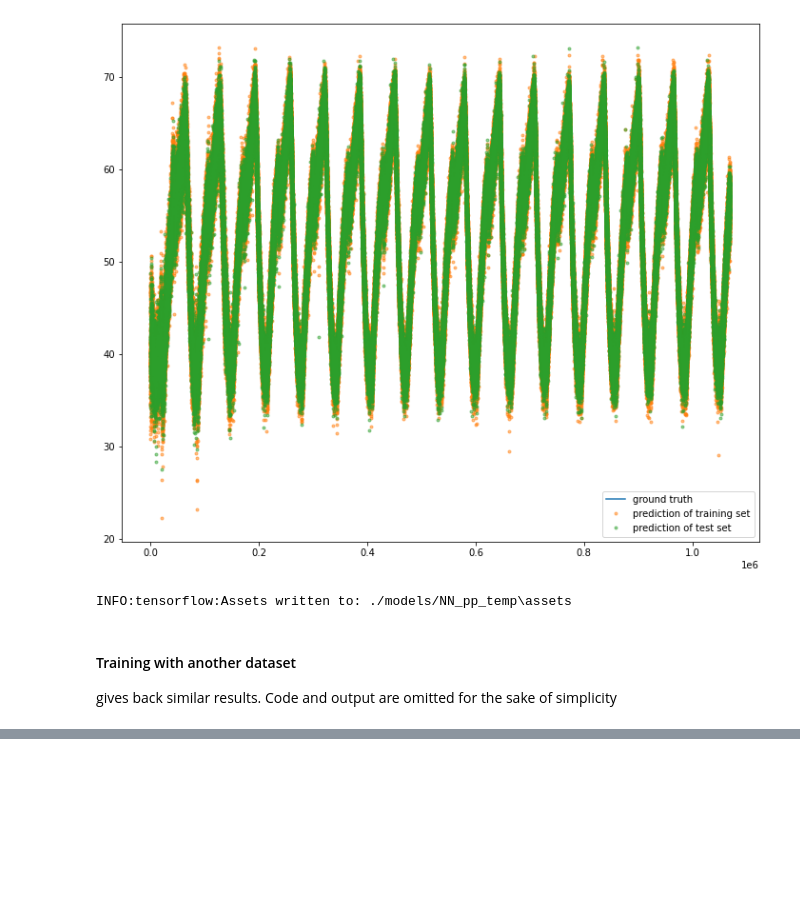
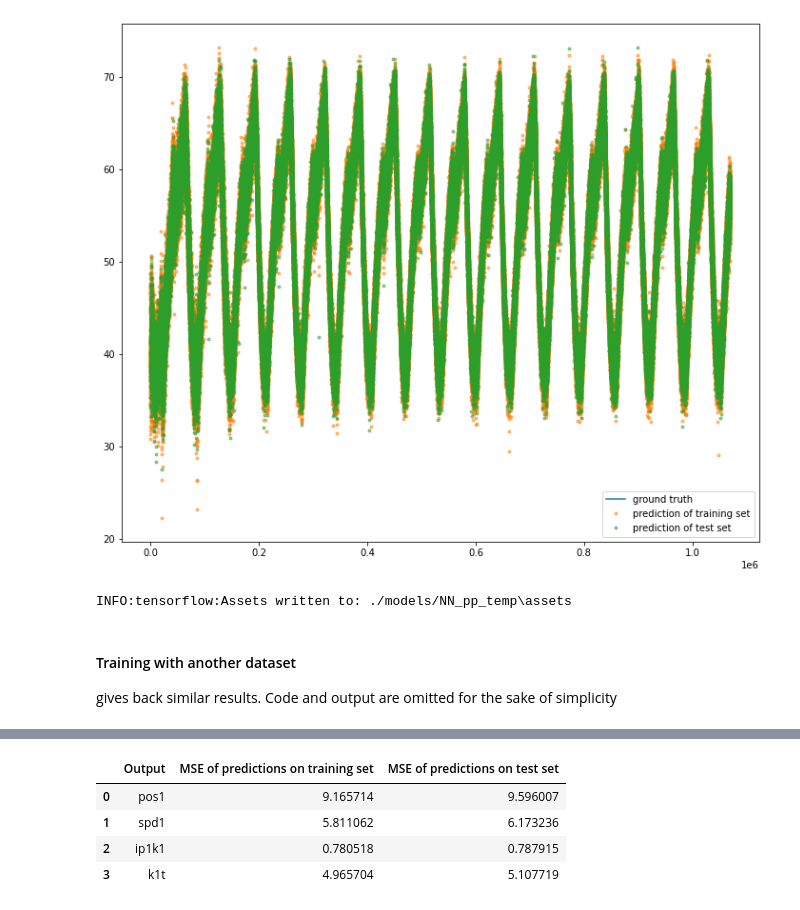
Before and after one commit to chen-xin-94/trelleborg, a Jupyter notebook: scripts/training/NN_combi.ipynb, the cells around one changed output, grey strips where cells are left out. Saved outputs shown, nothing was run; the diff lists cells and outputs as text; code cells hidden in the pictures; blank space fills up the shorter version.

```diff
--- a/scripts/training/NN_combi.ipynb
+++ b/scripts/training/NN_combi.ipynb
@@ -417,0 +528,14 @@ gives back similar results. Code and output are omitted for the sake of simplici
+# %%
+err_dict = {
+    'Output':GT,
+    'MSE of predictions on training set' : np.mean(np.square(y[idx_train_sort] - y_train_), axis=0),
+    'MSE of predictions on test set' : np.mean(np.square(y[idx_test_sort] - y_test_), axis=0)
+}
+df = pd.DataFrame.from_dict(err_dict)
+df
+# %% [output]
+|  | Output | MSE of predictions on training set | MSE of predictions on test set |
+| 0 | pos1 | 9.165714 | 9.596007 |
+| 1 | spd1 | 5.811062 | 6.173236 |
+| 2 | ip1k1 | 0.780518 | 0.787915 |
+| 3 | k1t | 4.965704 | 5.107719 |
```
Also changed, not shown: parts of 15 cells of this notebook, 1 other file.
